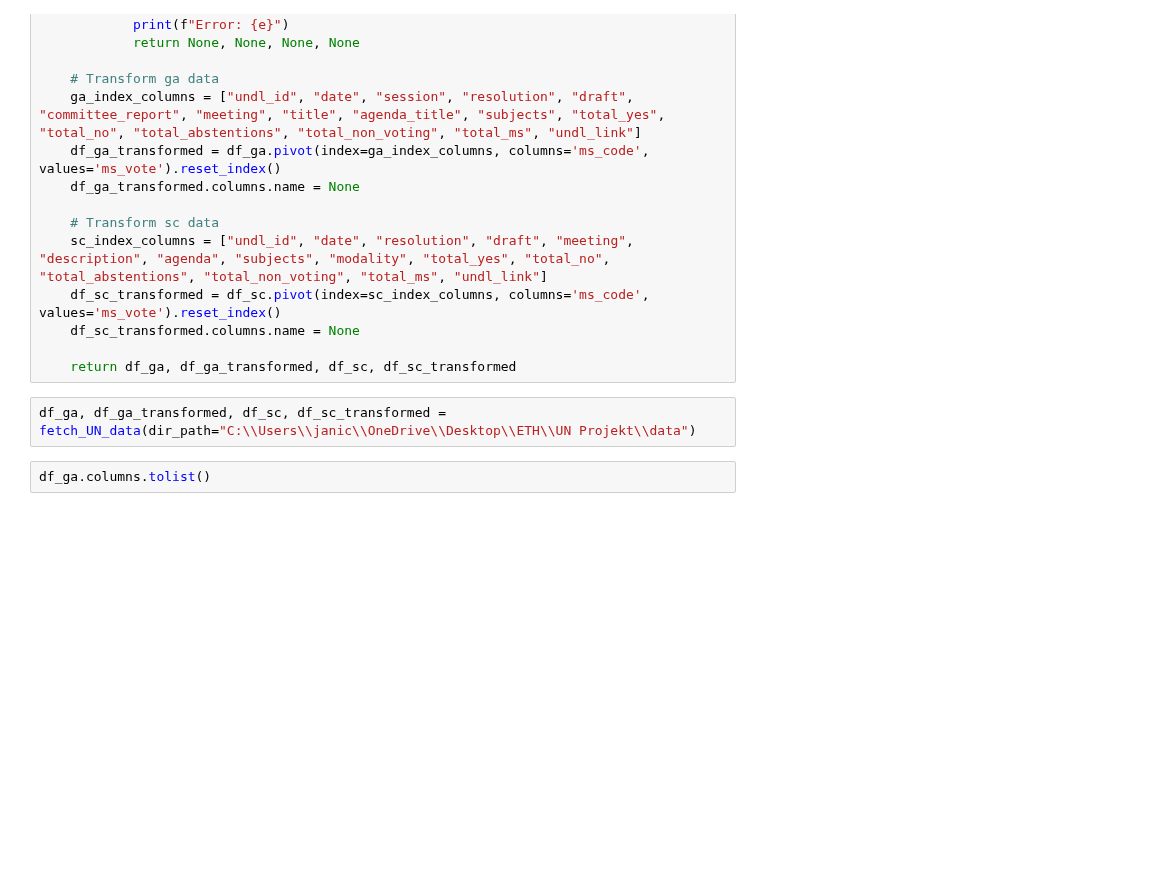
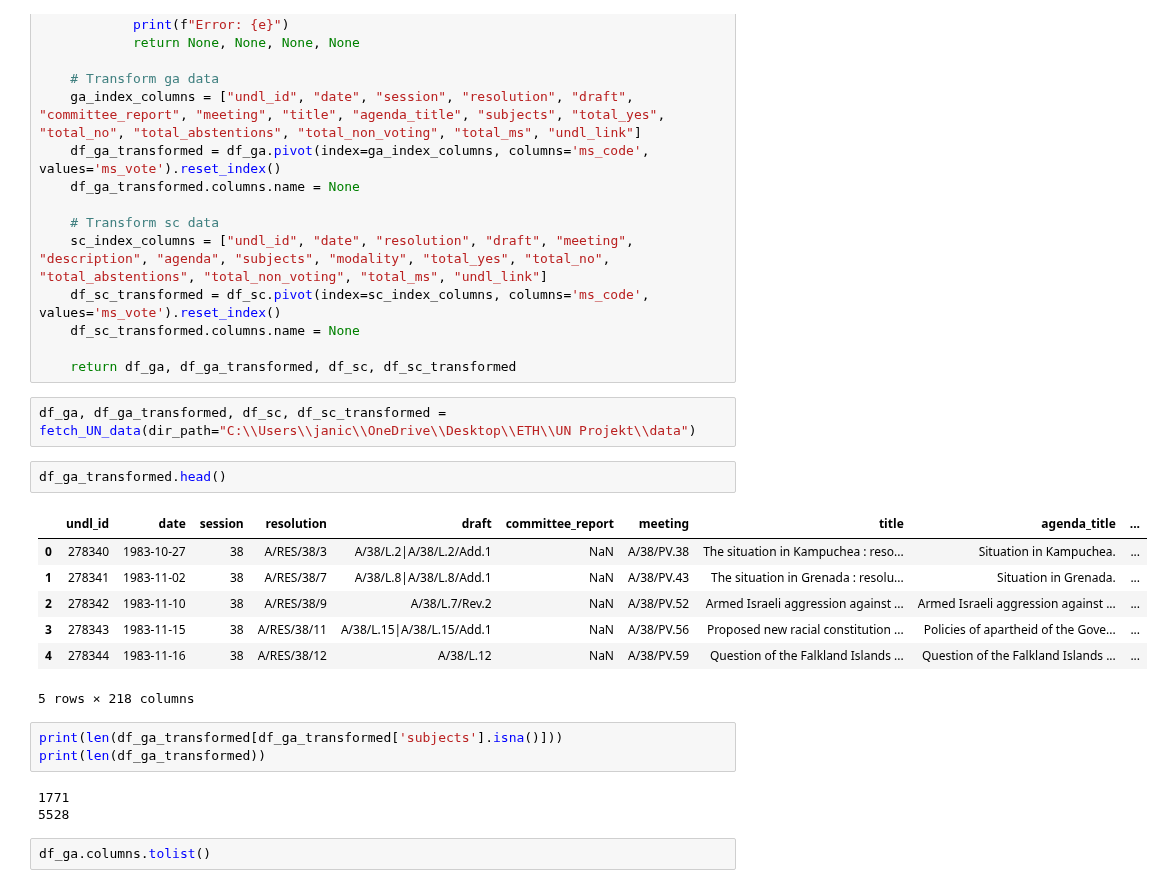
Before and after one commit to unst-ethz/policy-pulse, a Jupyter notebook: notebooks/janic/exploration.ipynb, the cells around one changed output. Saved outputs shown, nothing was run; the diff lists cells and outputs as text; blank space fills up the shorter version.

```diff
--- a/notebooks/janic/exploration.ipynb
+++ b/notebooks/janic/exploration.ipynb
@@ -82,6 +82,22 @@ def fetch_UN_data(dir_path=None):
     return df_ga, df_ga_transformed, df_sc, df_sc_transformed
 # %%
 df_ga, df_ga_transformed, df_sc, df_sc_transformed = fetch_UN_data(dir_path="C:\\Users\\janic\\OneDrive\\Desktop\\ETH\\UN Projekt\\data")
+# %%
+df_ga_transformed.head()
+# %% [output]
+|  | undl_id | date | session | resolution | draft | committee_report | meeting | title | agenda_title | ... |
+| 0 | 278340 | 1983-10-27 | 38 | A/RES/38/3 | A/38/L.2|A/38/L.2/Add.1 | NaN | A/38/PV.38 | The situation in Kampuchea : reso... | Situation in Kampuchea. | ... |
+| 1 | 278341 | 1983-11-02 | 38 | A/RES/38/7 | A/38/L.8|A/38/L.8/Add.1 | NaN | A/38/PV.43 | The situation in Grenada : resolu... | Situation in Grenada. | ... |
+| 2 | 278342 | 1983-11-10 | 38 | A/RES/38/9 | A/38/L.7/Rev.2 | NaN | A/38/PV.52 | Armed Israeli aggression against ... | Armed Israeli aggression against ... | ... |
+| 3 | 278343 | 1983-11-15 | 38 | A/RES/38/11 | A/38/L.15|A/38/L.15/Add.1 | NaN | A/38/PV.56 | Proposed new racial constitution ... | Policies of apartheid of the Gove... | ... |
+| 4 | 278344 | 1983-11-16 | 38 | A/RES/38/12 | A/38/L.12 | NaN | A/38/PV.59 | Question of the Falkland Islands ... | Question of the Falkland Islands ... | ... |
+5 rows × 218 columns
+# %%
+print(len(df_ga_transformed[df_ga_transformed['subjects'].isna()]))
+print(len(df_ga_transformed))
+# %% [output]
+1771
+5528
 # %%
 df_ga.columns.tolist()
 # %% [markdown]
```
Also changed, not shown: parts of 5 cells of this notebook, 24 other files.
